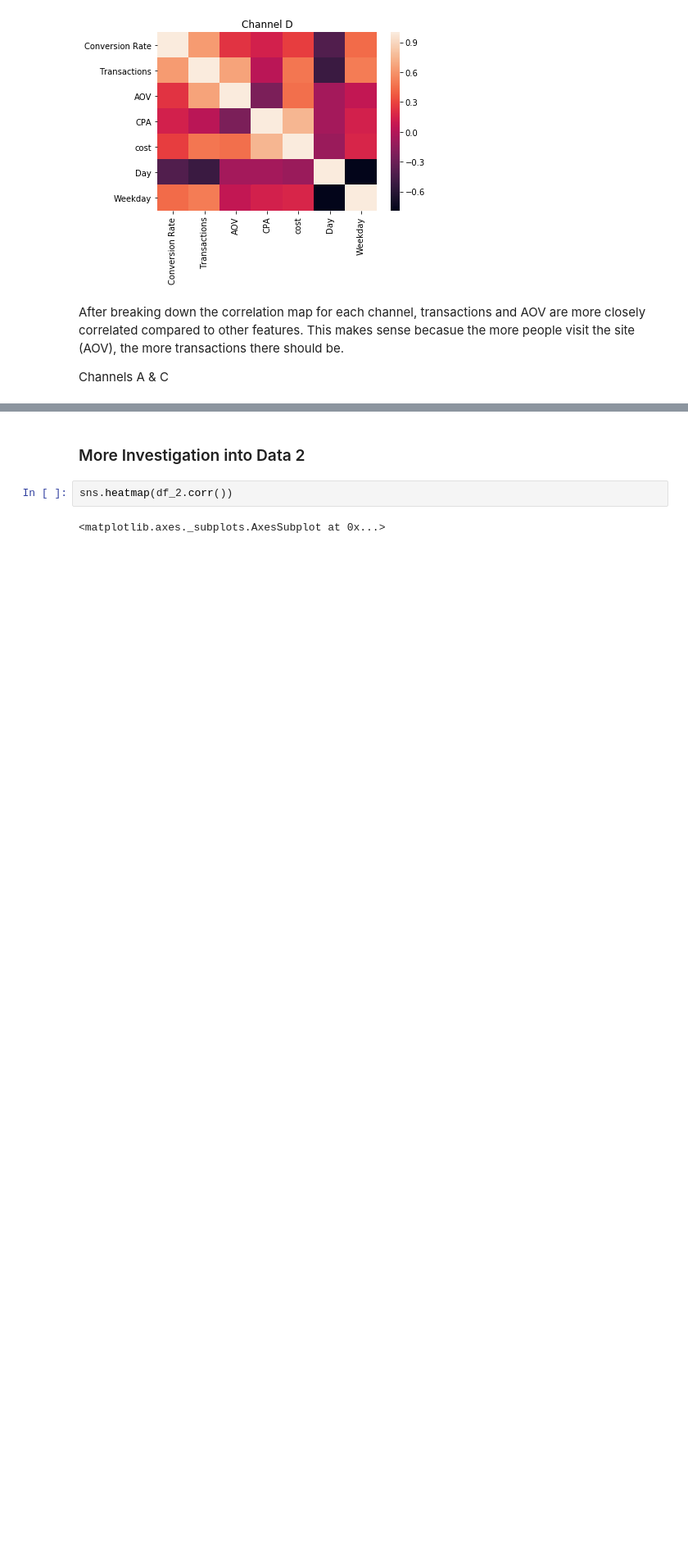
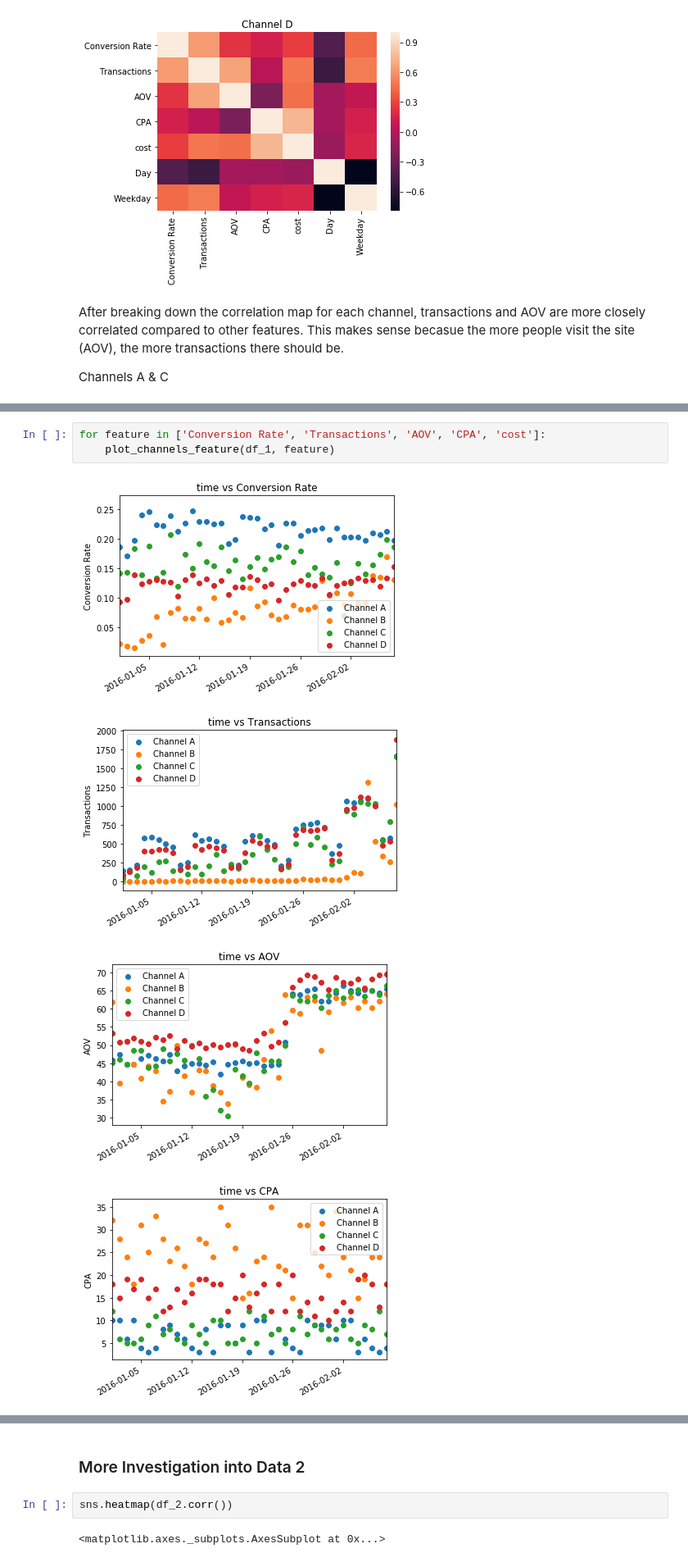
Before and after one commit to swong28/Interview-Assessments, a Jupyter notebook: Company1/Assessment Questions for an Interview.ipynb, the cells around one changed output, grey strips where cells are left out. Shown at 82% size. Saved outputs shown, nothing was run; the diff lists cells and outputs as text; blank space fills up the shorter version.

```diff
--- a/Company1/Assessment Questions for an Interview.ipynb
+++ b/Company1/Assessment Questions for an Interview.ipynb
@@ -328,0 +362,8 @@ plt.show()
+# %%
+for feature in ['Conversion Rate', 'Transactions', 'AOV', 'CPA', 'cost']:
+    plot_channels_feature(df_1, feature)
+# %% [output]
+[figure, added]
+[figure, added]
+[figure, added]
+[figure, added]
```
Also changed, not shown: parts of 26 cells of this notebook.
